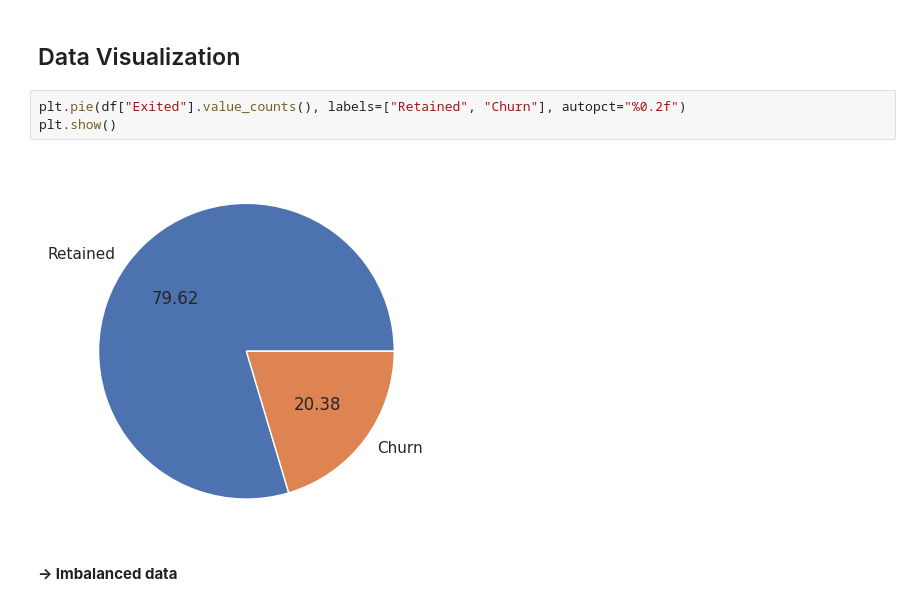
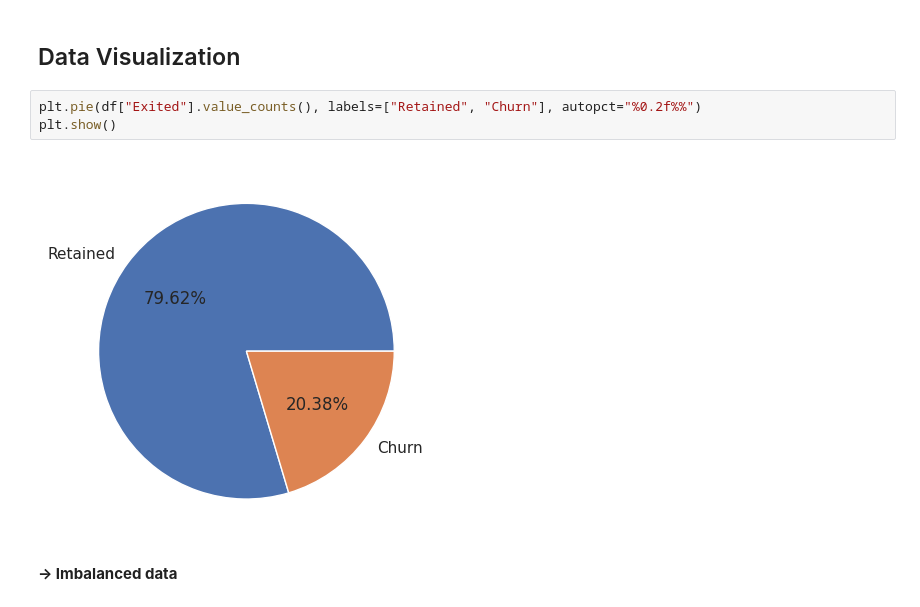
Before and after one commit to jahidul39306/bank_churn_kaggle, a Jupyter notebook: bank-churn.ipynb, the cells around one changed output. Cells and saved outputs as stored; diff of their text form.

```diff
--- a/bank-churn.ipynb
+++ b/bank-churn.ipynb
@@ -152,10 +160,10 @@ memory usage: 1.1+ MB
 # %% [markdown]
 ## Data Visualization
 # %%
-plt.pie(df["Exited"].value_counts(), labels=["Retained", "Churn"], autopct="%0.2f")
+plt.pie(df["Exited"].value_counts(), labels=["Retained", "Churn"], autopct="%0.2f%%")
 plt.show()
 # %% [output]
-[figure, old version]
+[figure, new version]
 # %% [markdown]
 **-> Imbalanced data**
 # %%
```
Also changed, not shown: parts of 22 cells of this notebook.
